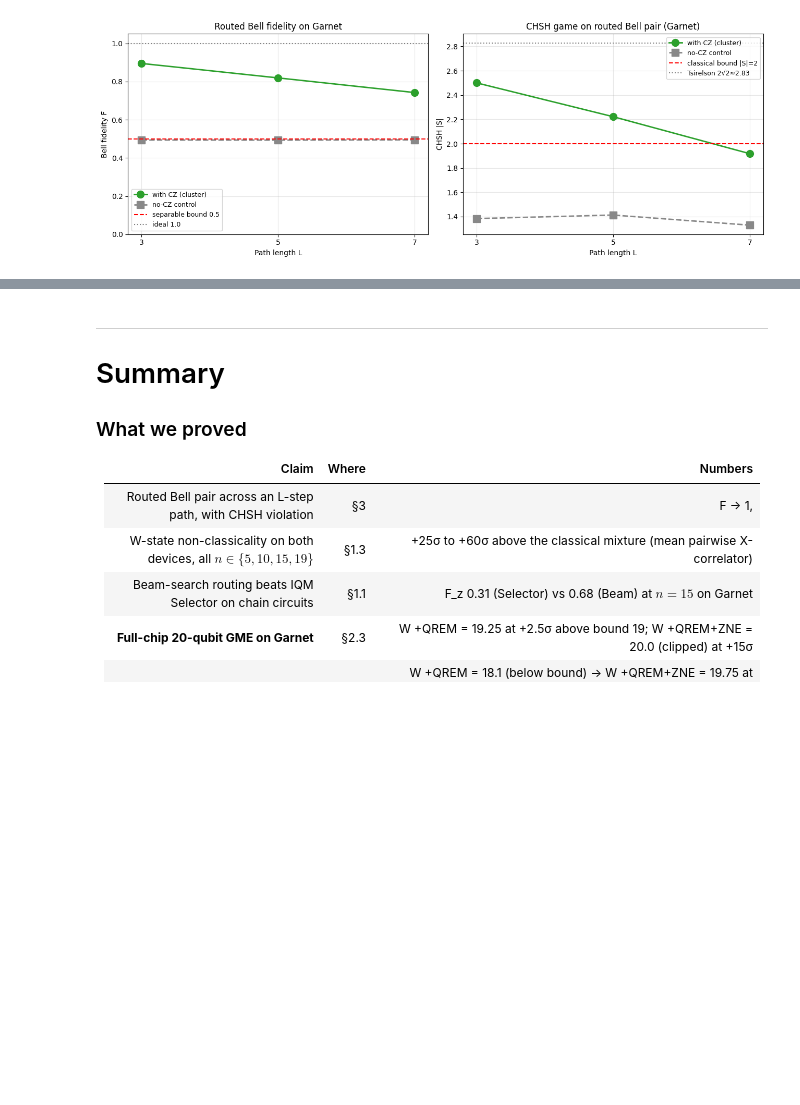
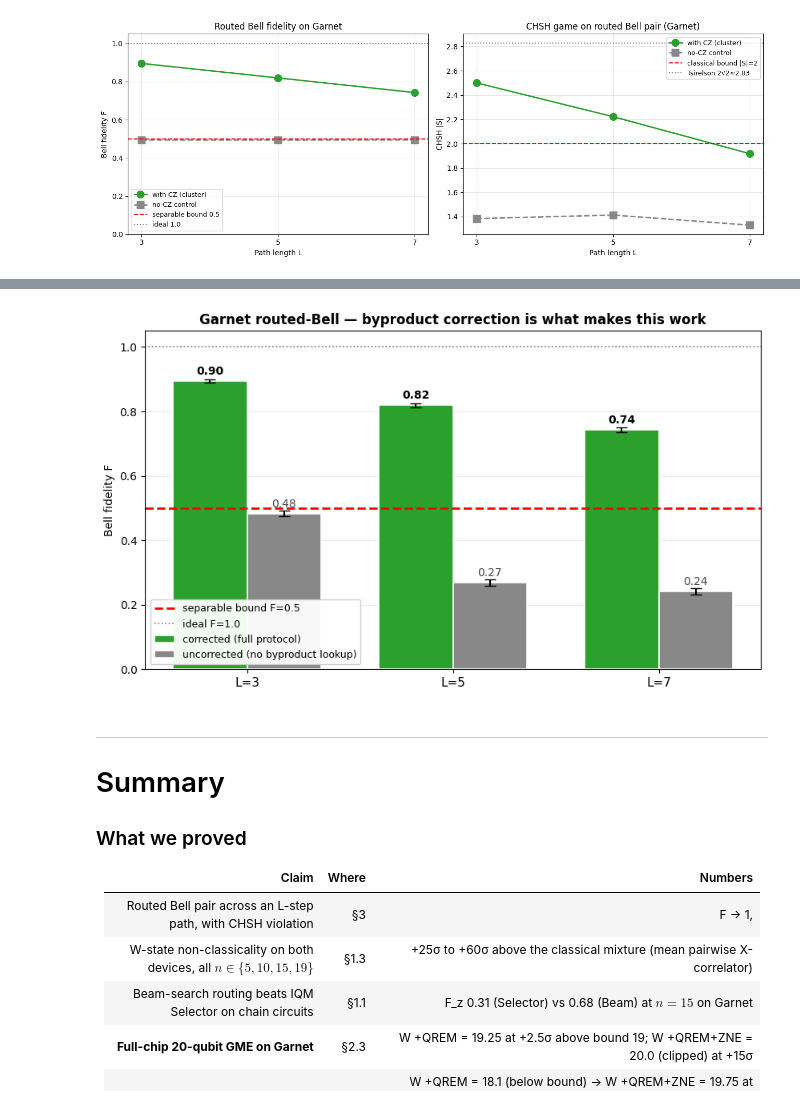
Before and after one commit to GrigoVyd/iqm_qte, a Jupyter notebook: experiments/witness_my_entanglement.ipynb, the cells around one changed output, grey strips where cells are left out. Drawn from its saved outputs; the diff is of its cells as text; code cells hidden in the pictures; blank space fills up the shorter version.

```diff
--- a/experiments/witness_my_entanglement.ipynb
+++ b/experiments/witness_my_entanglement.ipynb
@@ -1454,3 +1505,33 @@ if routed_data:
+# %%
+if routed_data:
+    Ls = sorted(int(k) for k in routed_data)
+    F_corr = [routed_data[str(L)]["with_cz"]["bell_fidelity"]["F"] for L in Ls]
+    F_unco = [routed_data[str(L)]["with_cz"]["bell_fidelity_uncorrected"]["F"] for L in Ls]
+    sg_co  = [routed_data[str(L)]["with_cz"]["bell_fidelity"]["sigma_F"] for L in Ls]
+    sg_un  = [routed_data[str(L)]["with_cz"]["bell_fidelity_uncorrected"]["sigma_F"] for L in Ls]
+
+    fig, ax = plt.subplots(figsize=(8.5, 5))
+    x = np.arange(len(Ls)); w = 0.36
+    ax.bar(x - w/2, F_corr, w, yerr=sg_co, capsize=5, color="#2ca02c",
+           label="corrected (full protocol)", edgecolor="white", linewidth=1.2)
+    ax.bar(x + w/2, F_unco, w, yerr=sg_un, capsize=5, color="#888888",
+           label="uncorrected (no byproduct lookup)", edgecolor="white", linewidth=1.2)
+    for xi, vc, vu in zip(x, F_corr, F_unco):
+        ax.text(xi - w/2, vc + 0.02, f"{vc:.2f}", ha="center", fontsize=10, fontweight="bold")
+        ax.text(xi + w/2, vu + 0.02, f"{vu:.2f}", ha="center", fontsize=10, color="#444")
+    ax.axhline(0.5, color="red", ls="--", linewidth=2, label="separable bound F=0.5")
+    ax.axhline(1.0, color="gray", ls=":", linewidth=1.2, label="ideal F=1.0")
+    ax.set_xticks(x); ax.set_xticklabels([f"L={L}" for L in Ls], fontsize=11)
+    ax.set_ylabel("Bell fidelity F"); ax.set_ylim(0, 1.05)
+    ax.set_title("Garnet routed-Bell — byproduct correction is what makes this work",
+                 fontweight="bold")
+    ax.legend(loc="lower left", fontsize=9, framealpha=0.95)
+    ax.grid(axis="y", alpha=0.25); ax.set_axisbelow(True)
+    plt.tight_layout()
+    plt.savefig(OUT / "routed_bell_correction_benefit.png", dpi=130, bbox_inches="tight")
+    plt.show()
+# %% [output]
+[figure, added]
 # %% [markdown]
 ---
 
```
Also changed, not shown: parts of 7 cells of this notebook, 3 other files.
